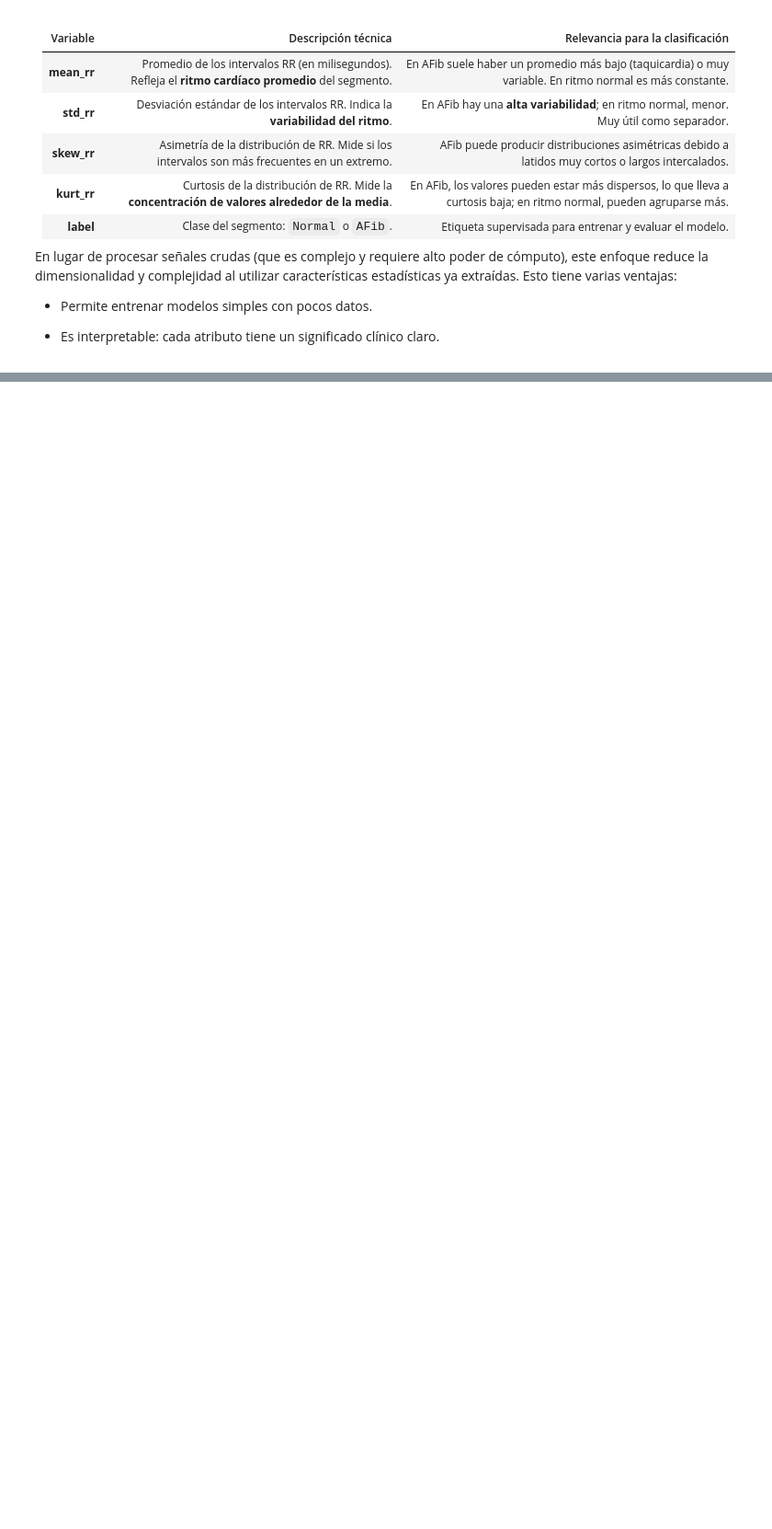
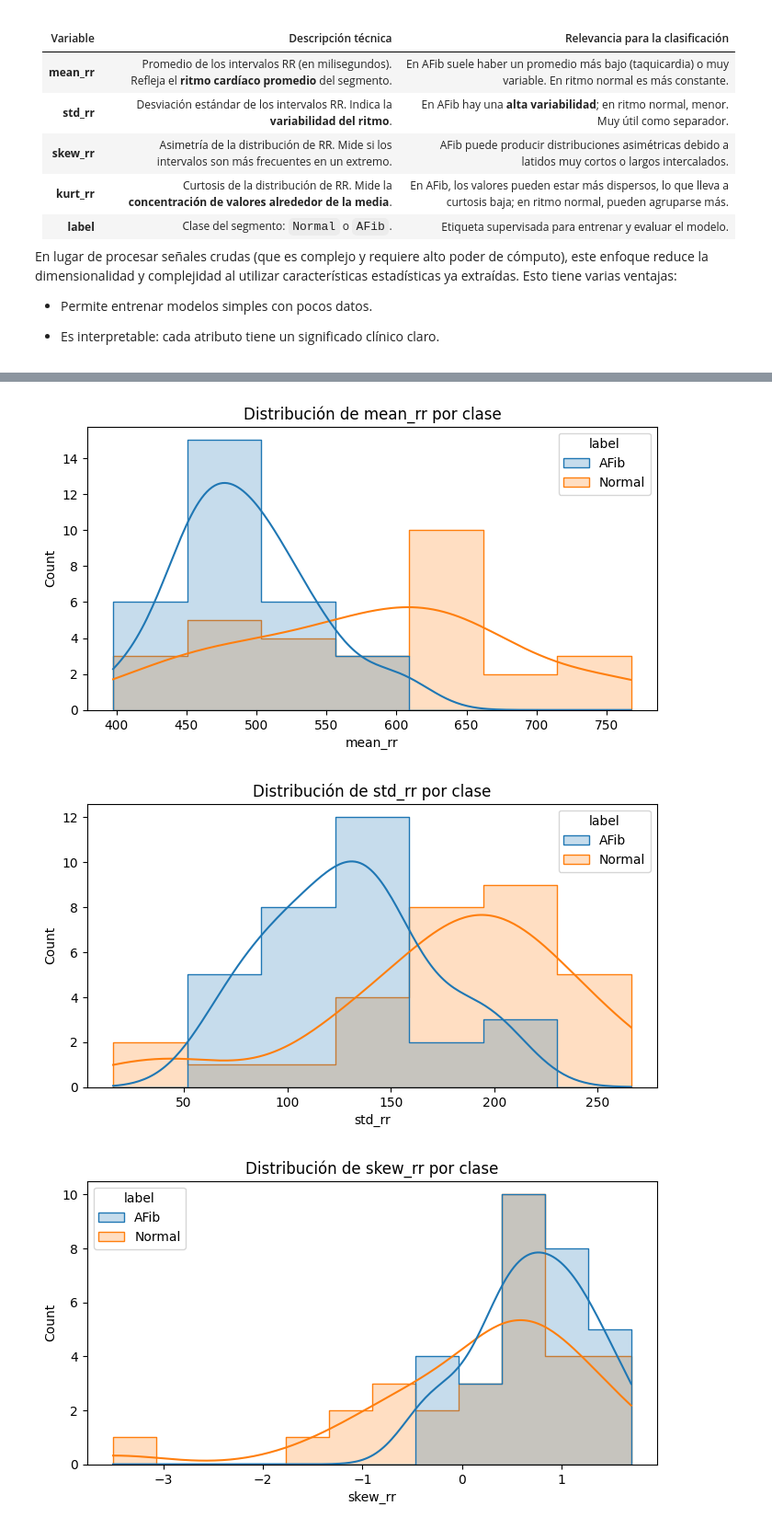
Before and after one commit to urzuaf/machine-learning, a Jupyter notebook: ProyectoML.ipynb, the cells around one changed output, grey strips where cells are left out. Shown at 92% size. Drawn from its saved outputs; the diff is of its cells as text; code cells hidden in the pictures; blank space fills up the shorter version.

```diff
--- a/ProyectoML.ipynb
+++ b/ProyectoML.ipynb
@@ -37,0 +215,6 @@ En lugar de procesar señales crudas (que es complejo y requiere alto poder de c
+# %%
+# Balancear el dataset solo para gráficos
+min_size = 30
+df_balanced = df.groupby('label').sample(n=min_size, random_state=42)
+# Tambien descartaremos los datos más extremos (solo para visualización)
+df_balanced.describe()
@@ -37,0 +231,12 @@ En lugar de procesar señales crudas (que es complejo y requiere alto poder de c
+# %%
+features = ['mean_rr', 'std_rr', 'skew_rr', 'kurt_rr']
+
+for feature in features:
+    plt.figure(figsize=(8,4))
+    sns.histplot(data=df_balanced, x=feature, hue='label', kde=True, element='step')
+    plt.title(f'Distribución de {feature} por clase')
+    plt.show()
+# %% [output]
+[figure, added]
+[figure, added]
+[figure, added]
```
Also changed, not shown: parts of 11 cells of this notebook, 5 other files.
